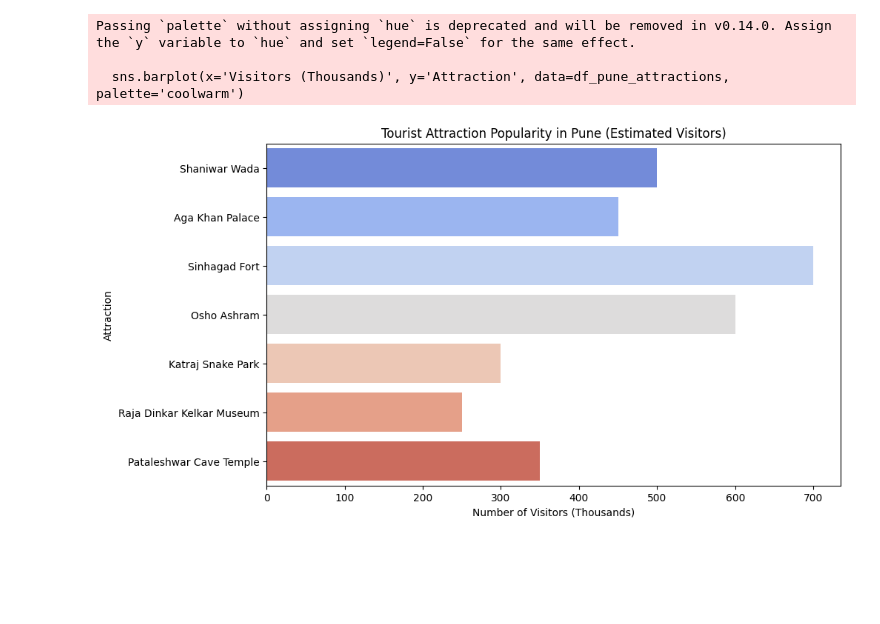
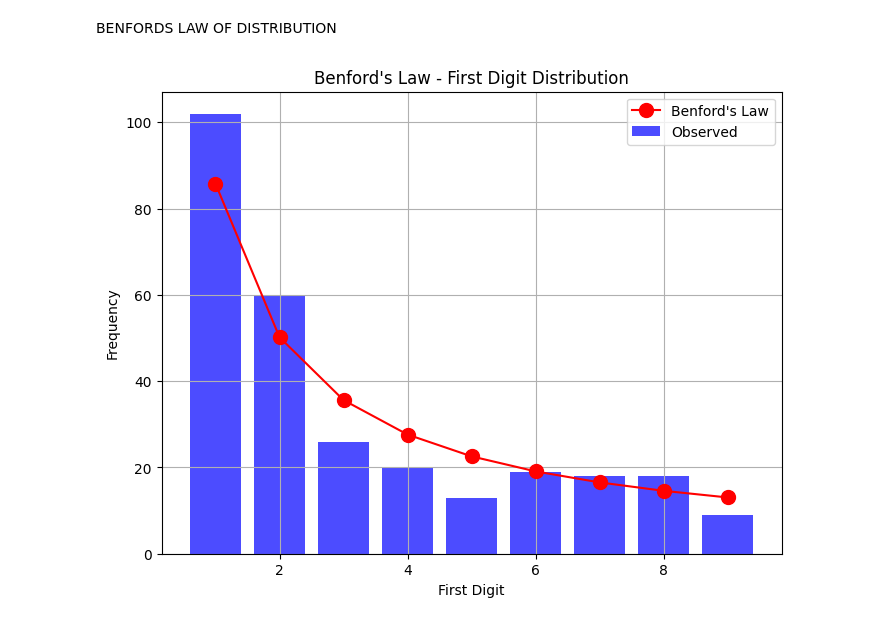
Before and after one commit to vamsi2246/Neurominds, a Jupyter notebook: NeuroMinds.ipynb, the cells around one changed output. Saved outputs shown, nothing was run; the diff lists cells and outputs as text; code cells hidden in the pictures; blank space fills up the shorter version.

```diff
--- a/NeuroMinds.ipynb
+++ b/NeuroMinds.ipynb
@@ -159,27 +1,31 @@ print(tokens[:10])  # Sample output of the first 10 tokens
-# %%
-import pandas as pd
-import matplotlib.pyplot as plt
-import seaborn as sns
-
-# Sample data for tourist attractions in Pune (Estimated popularity)
-attractions_pune = {
-    'Attraction': ['Shaniwar Wada', 'Aga Khan Palace', 'Sinhagad Fort', 'Osho Ashram',
-                   'Katraj Snake Park', 'Raja Dinkar Kelkar Museum', 'Pataleshwar Cave Temple'],
-    'Visitors (Thousands)': [500, 450, 700, 600, 300, 250, 350]  # Hypothetical numbers
-}
-
-# Convert to DataFrame
-df_pune_attractions = pd.DataFrame(attractions_pune)
-
-# Plot a bar chart for the popularity of tourist attractions
-plt.figure(figsize=(10, 6))
-sns.barplot(x='Visitors (Thousands)', y='Attraction', data=df_pune_attractions, palette='coolwarm')
-plt.title('Tourist Attraction Popularity in Pune (Estimated Visitors)')
-plt.xlabel('Number of Visitors (Thousands)')
-plt.ylabel('Attraction')
-plt.show()
-# %% [output]
-Passing `palette` without assigning `hue` is deprecated and will be removed in v0.14.0. Assign the `y` variable to `hue` and set `legend=False` for the same effect.
-
-  sns.barplot(x='Visitors (Thousands)', y='Attraction', data=df_pune_attractions, palette='coolwarm')
-[figure, removed]
+# %%
+import pandas as pd
+df = pd.read_csv('/content/sample_data/spain_cities_dataset.csv')
+# %%
+df.columns = df.columns.str.strip()
+# %% [markdown]
+BENFORDS LAW OF DISTRIBUTION
+# %%
+import pandas as pd
+import numpy as np
+import matplotlib.pyplot as plt
+
+df.columns = df.columns.str.strip()
+data = df['population'].dropna().astype(str)
+first_digits = data.str[0].astype(int)
+
+observed_freq = first_digits.value_counts().sort_index()
+
+benford_freq = np.log10(1 + 1 / np.arange(1, 10)) * len(first_digits)
+
+plt.figure(figsize=(8, 6))
+plt.bar(observed_freq.index, observed_freq.values, alpha=0.7, label="Observed", color='b')
+plt.plot(np.arange(1, 10), benford_freq, 'ro-', label="Benford's Law", markersize=10)
+plt.xlabel('First Digit')
+plt.ylabel('Frequency')
+plt.title('Benford\'s Law - First Digit Distribution')
+plt.legend()
+plt.grid(True)
+plt.show()
+# %% [output]
+[figure, added]
```
Also changed, not shown: parts of 9 cells of this notebook.
